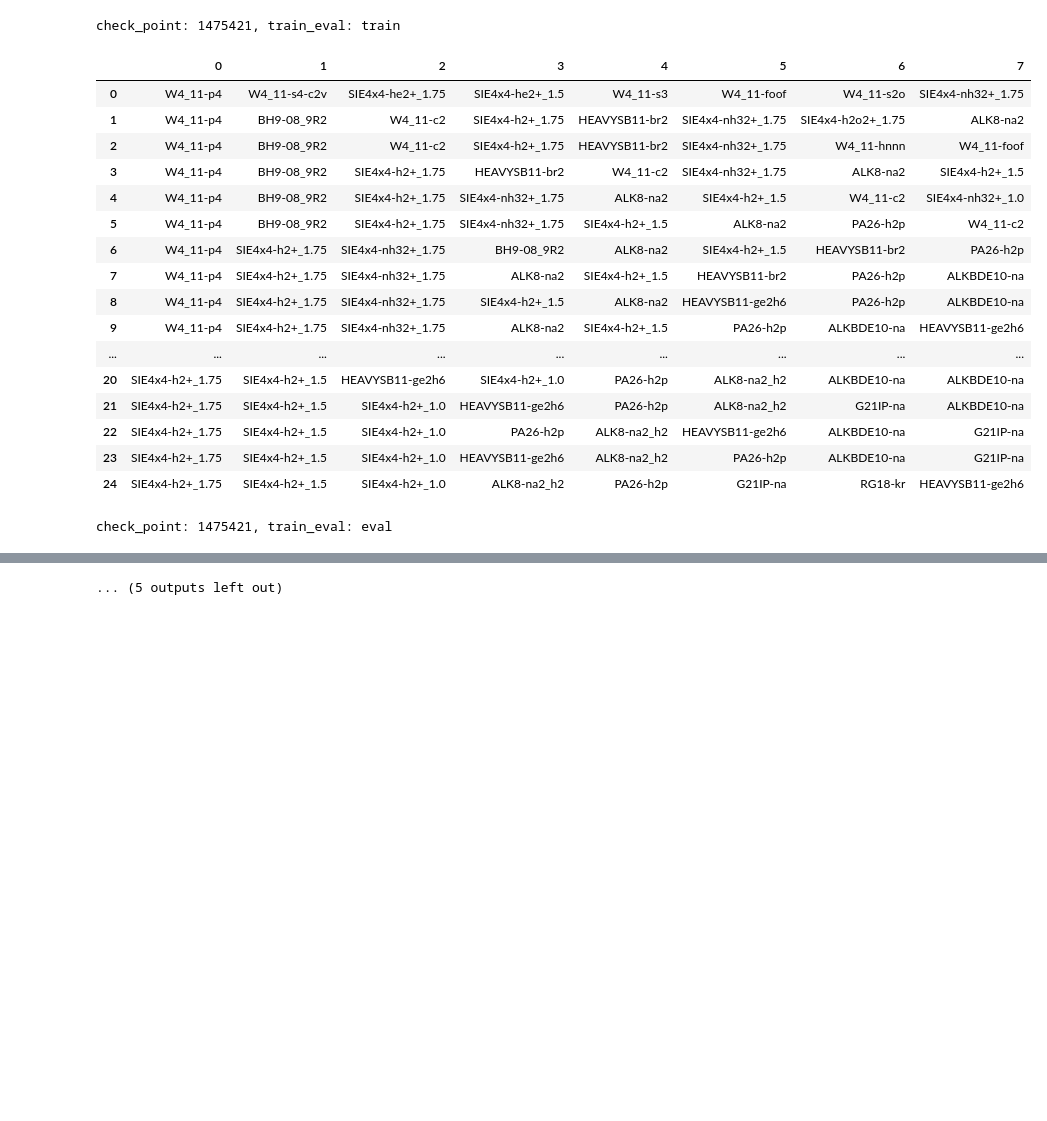
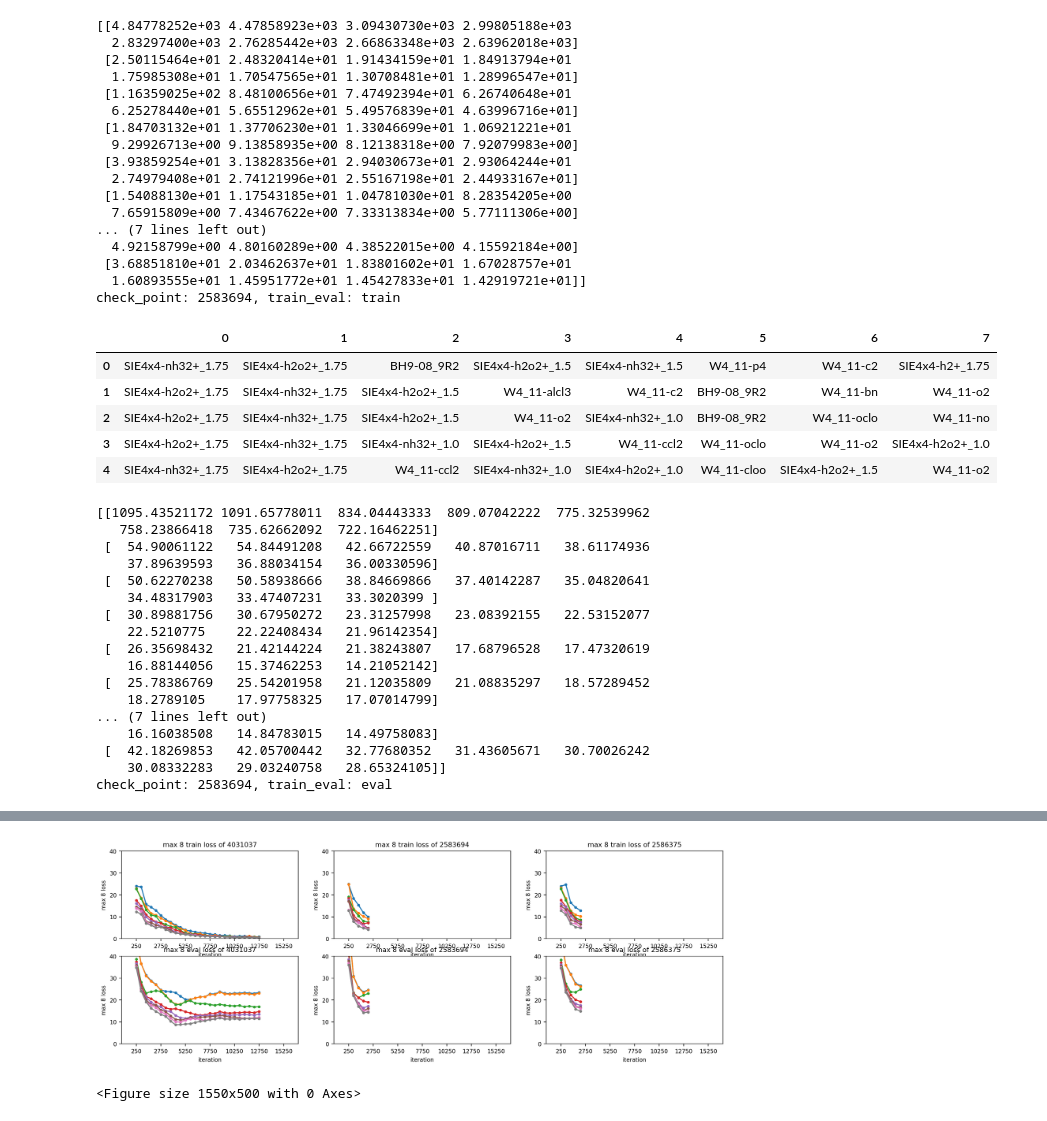
Before and after one commit to chem12346789/cc2cc, a Jupyter notebook: jupyter-notebook/view_loss.ipynb, the cells around one changed output, grey strips where cells are left out. Cells and saved outputs as stored; diff of their text form; code cells hidden in the pictures; blank space fills up the shorter version.

```diff
--- a/jupyter-notebook/view_loss.ipynb
+++ b/jupyter-notebook/view_loss.ipynb
@@ -26,10 +26,10 @@ plt.rcParams["font.size"] = 8
 number_of_max = 8
 
 check_point_list = [
-    "1467250",
-    "1475421",
     "4031037",
-    "4037074",
+    "2583694",
+    "2586375",
+    # "2877662",
 ]
 
 f, axes = plt.subplots(2, len(check_point_list))
@@ -68,6 +68,7 @@ for iter_check_point, check_point in enumerate(check_point_list):
                 max_10_loss = np.vstack((max_10_loss, data[data_argsort]))
                 data_name_list = np.vstack((data_name_list, [i_mol.split("_cc-pVDZ")[0] for i_mol in data_name[data_argsort]]))
 
+        print(max_10_loss)
         max_10_loss = max_10_loss[1::2, :]
         data_name_list = data_name_list[1::2, :]
         print(f"check_point: {check_point}, train_eval: {train_eval}")
@@ -82,17 +83,21 @@ for iter_check_point, check_point in enumerate(check_point_list):
                 marker="o",
                 markersize=3,
             )
+
+        xmax = 30
+        ymax = 40
+
         axes[iter_check_point, iter_train_eval].set_xlabel("iteration")
-        axes[iter_check_point, iter_train_eval].set_xlim(-3, 33)
+        axes[iter_check_point, iter_train_eval].set_xlim(-xmax * 0.1, xmax * 1.1)
         axes[iter_check_point, iter_train_eval].set_xticks(
             np.linspace(0, 30, 7),
             labels=[f"{int(i*500+250)}" for i in np.linspace(0, 30, 7)],
         )
         axes[iter_check_point, iter_train_eval].set_ylabel(f"max {number_of_max} loss")
-        axes[iter_check_point, iter_train_eval].set_ylim(0, 40)
+        axes[iter_check_point, iter_train_eval].set_ylim(0, ymax)
         axes[iter_check_point, iter_train_eval].set_yticks(
-            np.linspace(0, 40, 5),
-            labels=[f"{int(i)}" for i in np.linspace(0, 40, 5)],
+            np.linspace(0, ymax, 5),
+            labels=[f"{int(i)}" for i in np.linspace(0, ymax, 5)],
         )
         axes[iter_check_point, iter_train_eval].set_title(
             f"max {number_of_max} {train_eval} loss of {check_point}"
@@ -140,20 +177,41 @@ check_point: 1467250, train_eval: eval
-check_point: 1475421, train_eval: train
+[[4.84778252e+03 4.47858923e+03 3.09430730e+03 2.99805188e+03
+  2.83297400e+03 2.76285442e+03 2.66863348e+03 2.63962018e+03]
+ [2.50115464e+01 2.48320414e+01 1.91434159e+01 1.84913794e+01
+  1.75985308e+01 1.70547565e+01 1.30708481e+01 1.28996547e+01]
+ [1.16359025e+02 8.48100656e+01 7.47492394e+01 6.26740648e+01
+  6.25278440e+01 5.65512962e+01 5.49576839e+01 4.63996716e+01]
+ [1.84703132e+01 1.37706230e+01 1.33046699e+01 1.06921221e+01
+  9.29926713e+00 9.13858935e+00 8.12138318e+00 7.92079983e+00]
+ [3.93859254e+01 3.13828356e+01 2.94030673e+01 2.93064244e+01
+  2.74979408e+01 2.74121996e+01 2.55167198e+01 2.44933167e+01]
+ [1.54088130e+01 1.17543185e+01 1.04781030e+01 8.28354205e+00
+  7.65915809e+00 7.43467622e+00 7.33313834e+00 5.77111306e+00]
+... (7 lines left out)
+  4.92158799e+00 4.80160289e+00 4.38522015e+00 4.15592184e+00]
+ [3.68851810e+01 2.03462637e+01 1.83801602e+01 1.67028757e+01
+  1.60893555e+01 1.45951772e+01 1.45427833e+01 1.42919721e+01]]
+check_point: 2583694, train_eval: train
 |  | 0 | 1 | 2 | 3 | 4 | 5 | 6 | 7 |
-| 0 | W4_11-p4 | W4_11-s4-c2v | SIE4x4-he2+_1.75 | SIE4x4-he2+_1.5 | W4_11-s3 | W4_11-foof | W4_11-s2o | SIE4x4-nh32+_1.75 |
-| 1 | W4_11-p4 | BH9-08_9R2 | W4_11-c2 | SIE4x4-h2+_1.75 | HEAVYSB11-br2 | SIE4x4-nh32+_1.75 | SIE4x4-h2o2+_1.75 | ALK8-na2 |
-| 2 | W4_11-p4 | BH9-08_9R2 | W4_11-c2 | SIE4x4-h2+_1.75 | HEAVYSB11-br2 | SIE4x4-nh32+_1.75 | W4_11-hnnn | W4_11-foof |
-| 3 | W4_11-p4 | BH9-08_9R2 | SIE4x4-h2+_1.75 | HEAVYSB11-br2 | W4_11-c2 | SIE4x4-nh32+_1.75 | ALK8-na2 | SIE4x4-h2+_1.5 |
-| 4 | W4_11-p4 | BH9-08_9R2 | SIE4x4-h2+_1.75 | SIE4x4-nh32+_1.75 | ALK8-na2 | SIE4x4-h2+_1.5 | W4_11-c2 | SIE4x4-nh32+_1.0 |
-| 5 | W4_11-p4 | BH9-08_9R2 | SIE4x4-h2+_1.75 | SIE4x4-nh32+_1.75 | SIE4x4-h2+_1.5 | ALK8-na2 | PA26-h2p | W4_11-c2 |
-| 6 | W4_11-p4 | SIE4x4-h2+_1.75 | SIE4x4-nh32+_1.75 | BH9-08_9R2 | ALK8-na2 | SIE4x4-h2+_1.5 | HEAVYSB11-br2 | PA26-h2p |
-| 7 | W4_11-p4 | SIE4x4-h2+_1.75 | SIE4x4-nh32+_1.75 | ALK8-na2 | SIE4x4-h2+_1.5 | HEAVYSB11-br2 | PA26-h2p | ALKBDE10-na |
-| 8 | W4_11-p4 | SIE4x4-h2+_1.75 | SIE4x4-nh32+_1.75 | SIE4x4-h2+_1.5 | ALK8-na2 | HEAVYSB11-ge2h6 | PA26-h2p | ALKBDE10-na |
-| 9 | W4_11-p4 | SIE4x4-h2+_1.75 | SIE4x4-nh32+_1.75 | ALK8-na2 | SIE4x4-h2+_1.5 | PA26-h2p | ALKBDE10-na | HEAVYSB11-ge2h6 |
-| ... | ... | ... | ... | ... | ... | ... | ... | ... |
-| 20 | SIE4x4-h2+_1.75 | SIE4x4-h2+_1.5 | HEAVYSB11-ge2h6 | SIE4x4-h2+_1.0 | PA26-h2p | ALK8-na2_h2 | ALKBDE10-na | ALKBDE10-na |
-| 21 | SIE4x4-h2+_1.75 | SIE4x4-h2+_1.5 | SIE4x4-h2+_1.0 | HEAVYSB11-ge2h6 | PA26-h2p | ALK8-na2_h2 | G21IP-na | ALKBDE10-na |
-| 22 | SIE4x4-h2+_1.75 | SIE4x4-h2+_1.5 | SIE4x4-h2+_1.0 | PA26-h2p | ALK8-na2_h2 | HEAVYSB11-ge2h6 | ALKBDE10-na | G21IP-na |
-| 23 | SIE4x4-h2+_1.75 | SIE4x4-h2+_1.5 | SIE4x4-h2+_1.0 | HEAVYSB11-ge2h6 | ALK8-na2_h2 | PA26-h2p | ALKBDE10-na | G21IP-na |
-| 24 | SIE4x4-h2+_1.75 | SIE4x4-h2+_1.5 | SIE4x4-h2+_1.0 | ALK8-na2_h2 | PA26-h2p | G21IP-na | RG18-kr | HEAVYSB11-ge2h6 |
+| 0 | SIE4x4-nh32+_1.75 | SIE4x4-h2o2+_1.75 | BH9-08_9R2 | SIE4x4-h2o2+_1.5 | SIE4x4-nh32+_1.5 | W4_11-p4 | W4_11-c2 | SIE4x4-h2+_1.75 |
+| 1 | SIE4x4-h2o2+_1.75 | SIE4x4-nh32+_1.75 | SIE4x4-h2o2+_1.5 | W4_11-alcl3 | W4_11-c2 | BH9-08_9R2 | W4_11-bn | W4_11-o2 |
+| 2 | SIE4x4-h2o2+_1.75 | SIE4x4-nh32+_1.75 | SIE4x4-h2o2+_1.5 | W4_11-o2 | SIE4x4-nh32+_1.0 | BH9-08_9R2 | W4_11-oclo | W4_11-no |
+| 3 | SIE4x4-h2o2+_1.75 | SIE4x4-nh32+_1.75 | SIE4x4-nh32+_1.0 | SIE4x4-h2o2+_1.5 | W4_11-ccl2 | W4_11-oclo | W4_11-o2 | SIE4x4-h2o2+_1.0 |
+| 4 | SIE4x4-nh32+_1.75 | SIE4x4-h2o2+_1.75 | W4_11-ccl2 | SIE4x4-nh32+_1.0 | SIE4x4-h2o2+_1.0 | W4_11-cloo | SIE4x4-h2o2+_1.5 | W4_11-o2 |
-check_point: 1475421, train_eval: eval
+[[1095.43521172 1091.65778011  834.04443333  809.07042222  775.32539962
+   758.23866418  735.62662092  722.16462251]
+ [  54.90061122   54.84491208   42.66722559   40.87016711   38.61174936
+    37.89639593   36.88034154   36.00330596]
+ [  50.62270238   50.58938666   38.84669866   37.40142287   35.04820641
+    34.48317903   33.47407231   33.3020399 ]
+ [  30.89881756   30.67950272   23.31257998   23.08392155   22.53152077
+    22.5210775    22.22408434   21.96142354]
+ [  26.35698432   21.42144224   21.38243807   17.68796528   17.47320619
+    16.88144056   15.37462253   14.21052142]
+ [  25.78386769   25.54201958   21.12035809   21.08835297   18.57289452
+    18.2789105    17.97758325   17.07014799]
+... (7 lines left out)
+    16.16038508   14.84783015   14.49758083]
+ [  42.18269853   42.05700442   32.77680352   31.43605671   30.70026242
+    30.08332283   29.03240758   28.65324105]]
+check_point: 2583694, train_eval: eval
 |  | 0 | 1 | 2 | 3 | 4 | 5 | 6 | 7 |
@@ -212 +269,2 @@ check_point: 4031037, train_eval: eval
+[figure, added]
-... (5 outputs left out)
+<Figure size 1550x500 with 0 Axes>
```
Also changed, not shown: parts of 1 cell of this notebook, 11 other files.
